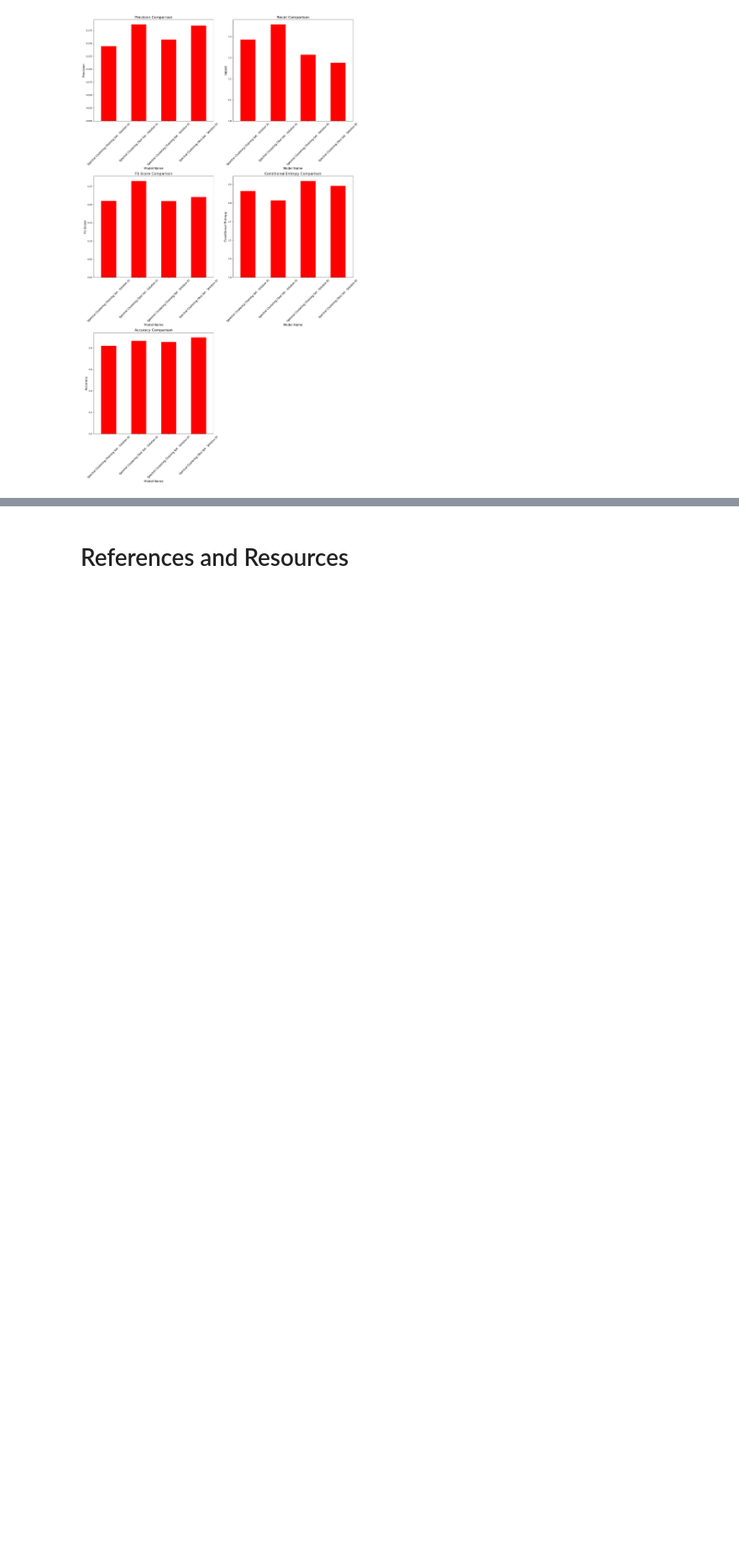
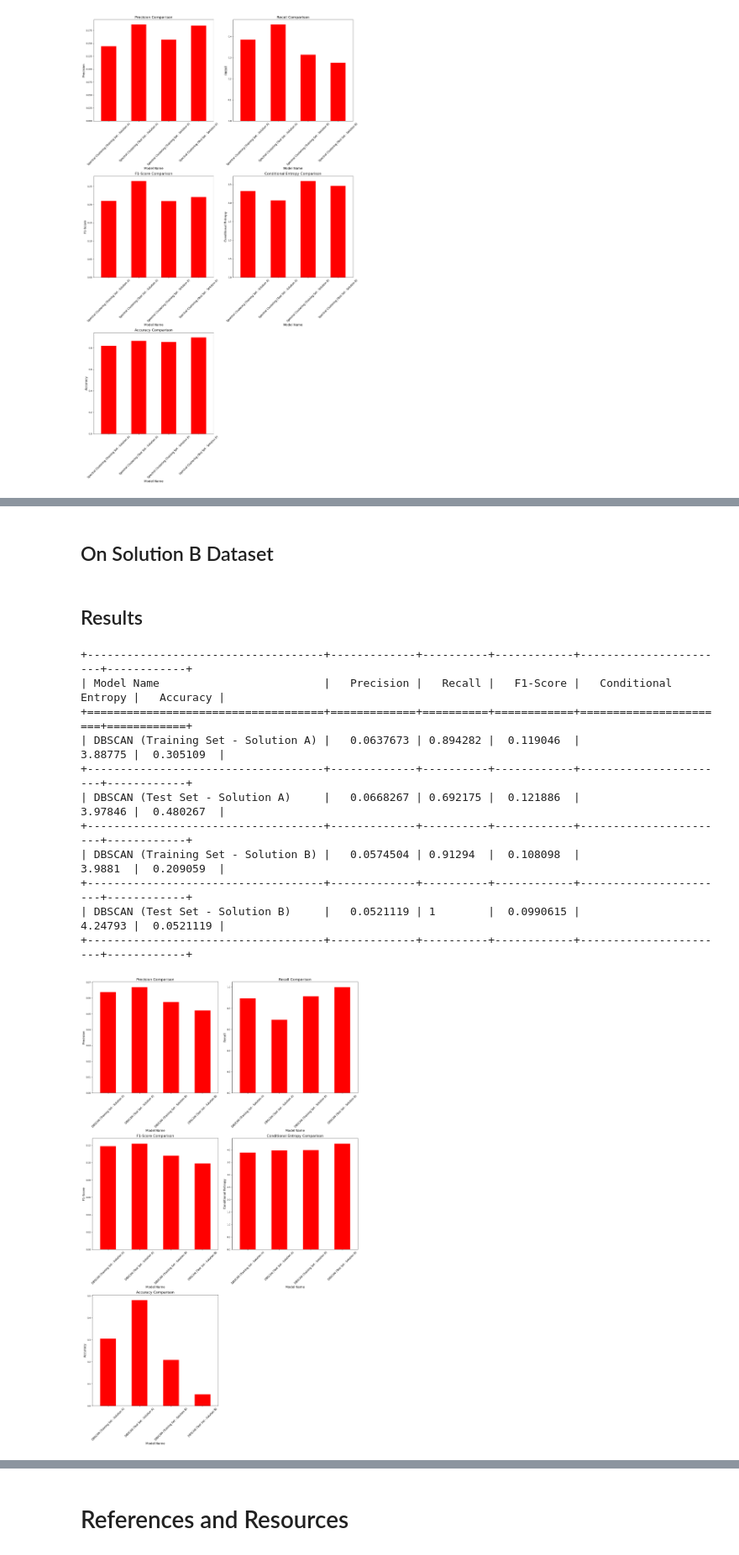
Before and after one commit to GeorgeBeshay/pr-lab02-activities-clustering, a Jupyter notebook: src/main.ipynb, the cells around one changed output, grey strips where cells are left out. Shown at 84% size. Cells and saved outputs as stored; diff of their text form; code cells hidden in the pictures; blank space fills up the shorter version.

Commit message:
Added the DBSCAN section.

```diff
--- a/src/main.ipynb
+++ b/src/main.ipynb
@@ -285,0 +304,47 @@ show_evaluation(evaluators, evaluators_names)
+# %%
+# evaluate on train set
+dbscan = DBSCAN(eps=2.1, min_samples=40)
+solution_a_train_clusters_found_dbscan = filter_dbscan_clusters(dbscan.fit(x_train))
+
+dbscan_evaluators.append(Evaluator(y_train-1, solution_a_train_clusters_found_dbscan))
+dbscan_evaluators_names.append("DBSCAN (Training Set - Solution A)")
+# %%
+# evaluate on test set
+dbscan = DBSCAN(eps=2.1, min_samples=40)
+solution_a_test_clusters_found_dbscan = filter_dbscan_clusters(dbscan.fit(x_test))
+
+dbscan_evaluators.append(Evaluator(y_test-1, solution_a_test_clusters_found_dbscan))
+dbscan_evaluators_names.append("DBSCAN (Test Set - Solution A)")
+# %% [markdown]
+## On Solution B Dataset
+# %%
+# evaluate on train set
+dbscan = DBSCAN(eps=2.1, min_samples=40)
+solution_b_train_clusters_found_dbscan = filter_dbscan_clusters(dbscan.fit(x_train2))
+
+dbscan_evaluators.append(Evaluator(y_train2-1, solution_b_train_clusters_found_dbscan))
+dbscan_evaluators_names.append("DBSCAN (Training Set - Solution B)")
+# %%
+# evaluate on test set
+dbscan = DBSCAN(eps=2.1, min_samples=40)
+solution_b_test_clusters_found_dbscan = filter_dbscan_clusters(dbscan.fit(x_test2))
+
+dbscan_evaluators.append(Evaluator(y_test2-1, solution_b_test_clusters_found_dbscan))
+dbscan_evaluators_names.append("DBSCAN (Test Set - Solution B)")
+# %% [markdown]
+## Results
+# %%
+show_evaluation(dbscan_evaluators, dbscan_evaluators_names)
+# %% [output]
++------------------------------------+-------------+----------+------------+-----------------------+------------+
+| Model Name                         |   Precision |   Recall |   F1-Score |   Conditional Entropy |   Accuracy |
++====================================+=============+==========+============+=======================+============+
+| DBSCAN (Training Set - Solution A) |   0.0637673 | 0.894282 |  0.119046  |               3.88775 |  0.305109  |
++------------------------------------+-------------+----------+------------+-----------------------+------------+
+| DBSCAN (Test Set - Solution A)     |   0.0668267 | 0.692175 |  0.121886  |               3.97846 |  0.480267  |
++------------------------------------+-------------+----------+------------+-----------------------+------------+
+| DBSCAN (Training Set - Solution B) |   0.0574504 | 0.91294  |  0.108098  |               3.9881  |  0.209059  |
++------------------------------------+-------------+----------+------------+-----------------------+------------+
+| DBSCAN (Test Set - Solution B)     |   0.0521119 | 1        |  0.0990615 |               4.24793 |  0.0521119 |
++------------------------------------+-------------+----------+------------+-----------------------+------------+
+[figure, added]
```
Also changed, not shown: parts of 8 cells of this notebook, 4 other files.
